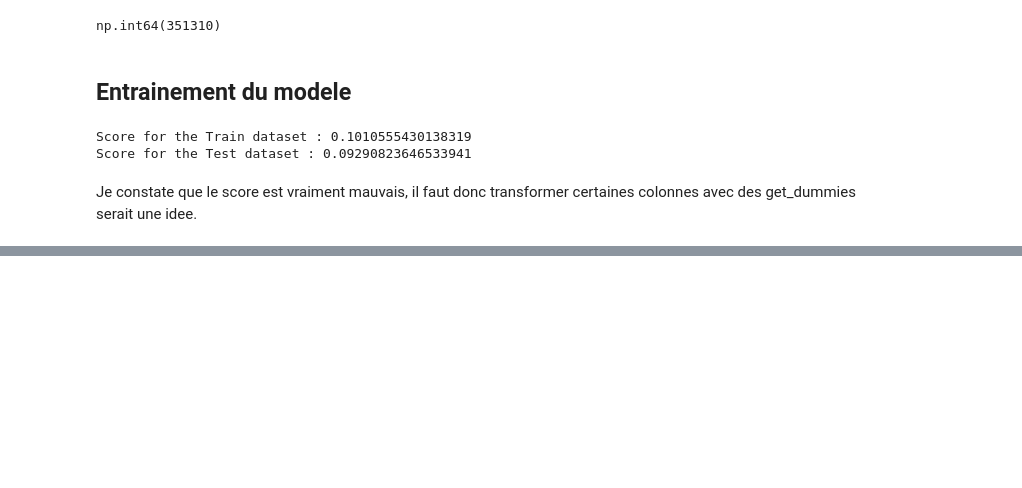
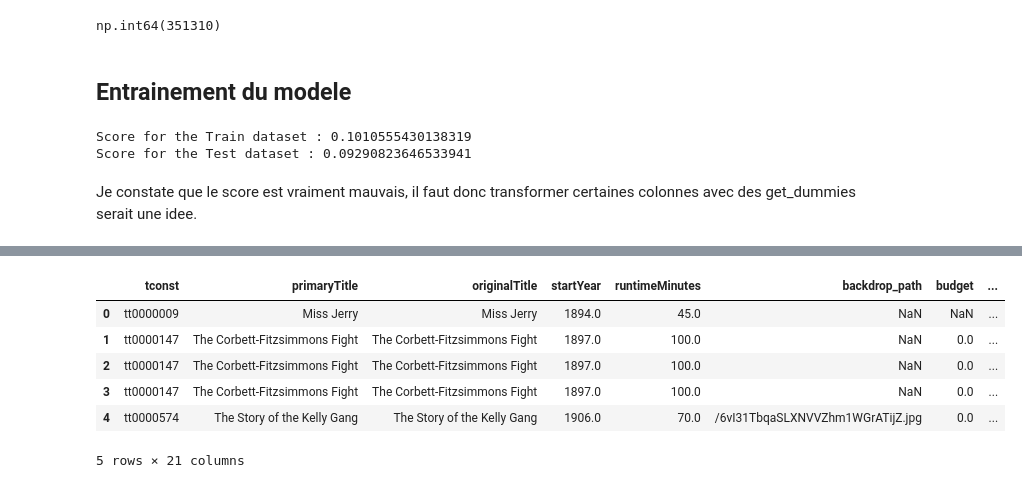
Before and after one commit to Luluscript/Projet_2, a Jupyter notebook: machine_learning/ml_nan.ipynb, the cells around one changed output, grey strips where cells are left out. Saved outputs shown, nothing was run; the diff lists cells and outputs as text; code cells hidden in the pictures; blank space fills up the shorter version.

```diff
--- a/machine_learning/ml_nan.ipynb
+++ b/machine_learning/ml_nan.ipynb
@@ -84,0 +139,17 @@ Je constate que le score est vraiment mauvais, il faut donc transformer certaine
+# %%
+df_reco1 = pd.merge(df_full,
+                df_genre,
+                how="inner",
+                left_on='tconst',
+                right_on='tconst',
+                sort = True)
+
+df_reco1.head()
+# %% [output]
+|  | tconst | primaryTitle | originalTitle | startYear | runtimeMinutes | backdrop_path | budget | ... |
+| 0 | tt0000009 | Miss Jerry | Miss Jerry | 1894.0 | 45.0 | NaN | NaN | ... |
+| 1 | tt0000147 | The Corbett-Fitzsimmons Fight | The Corbett-Fitzsimmons Fight | 1897.0 | 100.0 | NaN | 0.0 | ... |
+| 2 | tt0000147 | The Corbett-Fitzsimmons Fight | The Corbett-Fitzsimmons Fight | 1897.0 | 100.0 | NaN | 0.0 | ... |
+| 3 | tt0000147 | The Corbett-Fitzsimmons Fight | The Corbett-Fitzsimmons Fight | 1897.0 | 100.0 | NaN | 0.0 | ... |
+| 4 | tt0000574 | The Story of the Kelly Gang | The Story of the Kelly Gang | 1906.0 | 70.0 | /6vI31TbqaSLXNVVZhm1WGrATijZ.jpg | 0.0 | ... |
+5 rows × 21 columns
```
Also changed, not shown: parts of 14 cells of this notebook, 1 other file.
